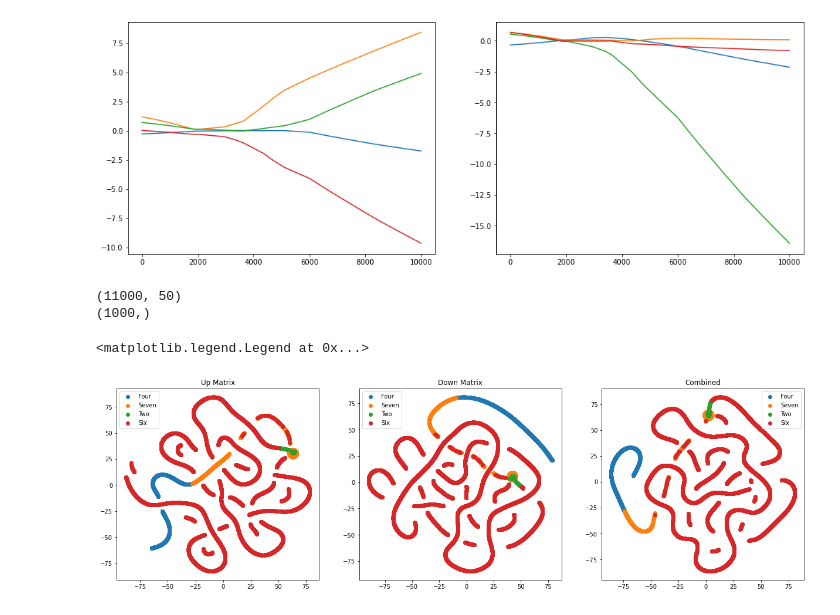
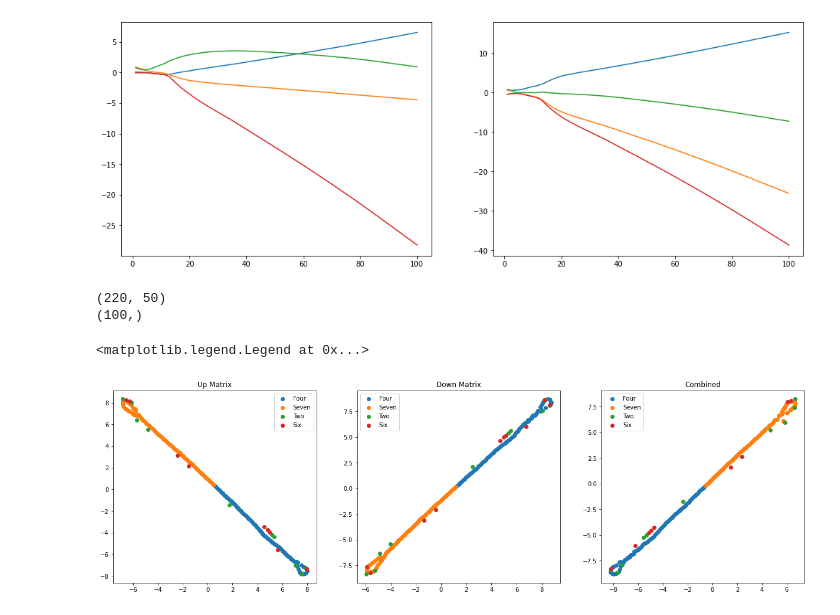
Before and after one commit to szaman19/MPSML, a Jupyter notebook: code/mps/MPS_Generator.ipynb, the cells around one changed output. Drawn from its saved outputs; the diff is of its cells as text; code cells hidden in the pictures.

```diff
--- a/code/mps/MPS_Generator.ipynb
+++ b/code/mps/MPS_Generator.ipynb
@@ -172,9 +175,11 @@ val_6 = next(iter(val_loaders[0]))
 val_2 = next(iter(val_loaders[1]))
 val_4 = next(iter(val_loaders[2]))
 val_7 = next(iter(val_loaders[3]))
-#val_10 = next(iter(test_loader))
+val_10 = next(iter(test_loader_10))
+val_11 = next(iter(test_loader_11))
+#val_12 = next(iter(test_loader_12))
 # %%
-val_data = [(val_6,6),(val_2,2),(val_4,4),(val_7,7)]#, (val_10,10)]
+val_data = [(val_6,6),(val_2,2),(val_4,4),(val_7,7), (val_10,10), (val_11,11)]
 loss_func = nn.MSELoss()
 for data, size in val_data:
     with torch.no_grad():
@@ -182,6 +187,6 @@ for data, size in val_data:
         gs = model(fields, size)
         loss = loss_func(gs,wf)
         print(size,"\t" ,loss.item() * (2**size))
-#         print(gs[0], wf[0])
-#         print(gs[-1], wf[-1])
+        #print(gs[0], wf[0])
+        #print(gs[-1], wf[-1])
 # %% [output]
@@ -462,60 +458,63 @@ plt.legend()
 # %%
-x = np.arange(1,10001)
+x = np.arange(1,101)
 f, (ax1, ax2) = plt.subplots(1, 2, figsize=(17,6))
 
 for i in range(4):
     for k in range(1):
-        ax1.plot(x,data_up[10000*k:10000*(k+1),i])
-        ax2.plot(x,data_down[10000*k:10000*(k+1),i])
+        ax1.plot(x,data_up[100*k:100*(k+1),i])
+        ax2.plot(x,data_down[100*k:100*(k+1),i])
 # %% [output]
-[figure, old version]
+[figure, new version]
 # %%
 import numpy as np
 from sklearn.manifold import TSNE
 from sklearn.preprocessing import StandardScaler
 
 up=data_up
 down=data_down
 data = np.hstack((data_up, data_down))
 
 print(data.shape)
 
 f, (ax1, ax2, ax3) = plt.subplots(1, 3, figsize=(21,6))
 
 pca = TSNE(n_components=2, perplexity=50)
 
 up = pca.fit_transform(up)
 down = pca.fit_transform(down)
 data = pca.fit_transform(data)
 
-print(up[:1000][:,0].shape)
-ax1.scatter(up[:1000][:,0],up[:1000][:,1] ,label='Four')
-ax1.scatter(up[1000:2000][:,0],up[1000:2000][:,1] ,label='Seven')
-ax1.scatter(up[2000:2100][:,0],up[2000:2100][:,1] ,label='Two')
-ax1.scatter(up[2100:][:,0],up[2100:][:,1] ,label='Six')
+print(up[:100][:,0].shape)
+ax1.scatter(up[:100][:,0],up[:100][:,1] ,label='Four')
+ax1.scatter(up[100:200][:,0],up[100:200][:,1] ,label='Seven')
+ax1.scatter(up[200:210][:,0],up[200:210][:,1] ,label='Two')
+ax1.scatter(up[210:][:,0],up[210:][:,1] ,label='Six')
 ax1.set_title('Up Matrix')
 
 ax1.legend()
 
-ax2.scatter(down[:1000][:,0],down[:1000][:,1] ,label='Four')
-ax2.scatter(down[1000:2000][:,0],down[1000:2000][:,1] ,label='Seven')
-ax2.scatter(down[2000:2100][:,0],down[2000:2100][:,1] ,label='Two')
-ax2.scatter(down[2100:][:,0],down[2100:][:,1] ,label='Six')
+ax2.scatter(down[:100][:,0],down[:100][:,1] ,label='Four')
+ax2.scatter(down[100:200][:,0],down[100:200][:,1] ,label='Seven')
+ax2.scatter(down[200:210][:,0],down[200:210][:,1] ,label='Two')
+ax2.scatter(down[210:][:,0],down[210:][:,1] ,label='Six')
 ax2.set_title('Down Matrix')
 
 ax2.legend()
 
-ax3.scatter(data[:1000][:,0],data[:1000][:,1] ,label='Four')
-ax3.scatter(data[1000:2000][:,0],data[1000:2000][:,1] ,label='Seven')
-ax3.scatter(data[2000:2100][:,0],data[2000:2100][:,1] ,label='Two')
-ax3.scatter(data[2100:][:,0],data[2100:][:,1] ,label='Six')
+ax3.scatter(data[:100][:,0],data[:100][:,1] ,label='Four')
+ax3.scatter(data[100:200][:,0],data[100:200][:,1] ,label='Seven')
+ax3.scatter(data[200:210][:,0],data[200:210][:,1] ,label='Two')
+ax3.scatter(data[210:][:,0],data[210:][:,1] ,label='Six')
 ax3.set_title('Combined')
 ax3.legend()
+
+
+#scaled by 1/10 from old code
 # %% [output]
-(11000, 50)
-(1000,)
+(220, 50)
+(100,)
 <matplotlib.legend.Legend at 0x...>
-[figure, old version]
+[figure, new version]
 # %%
 from sklearn.decomposition import PCA
 f, (ax1, ax2, ax3) = plt.subplots(1, 3, figsize=(21,6))
```
Also changed, not shown: parts of 12 cells of this notebook, 6 other files.
